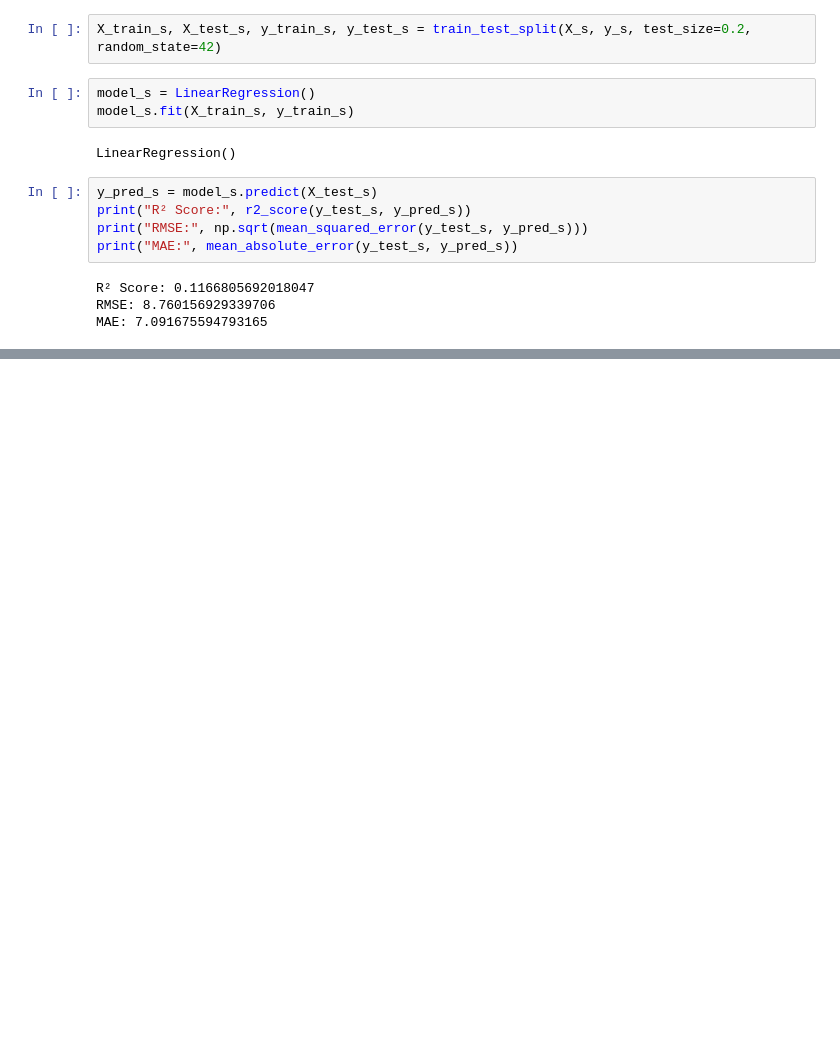
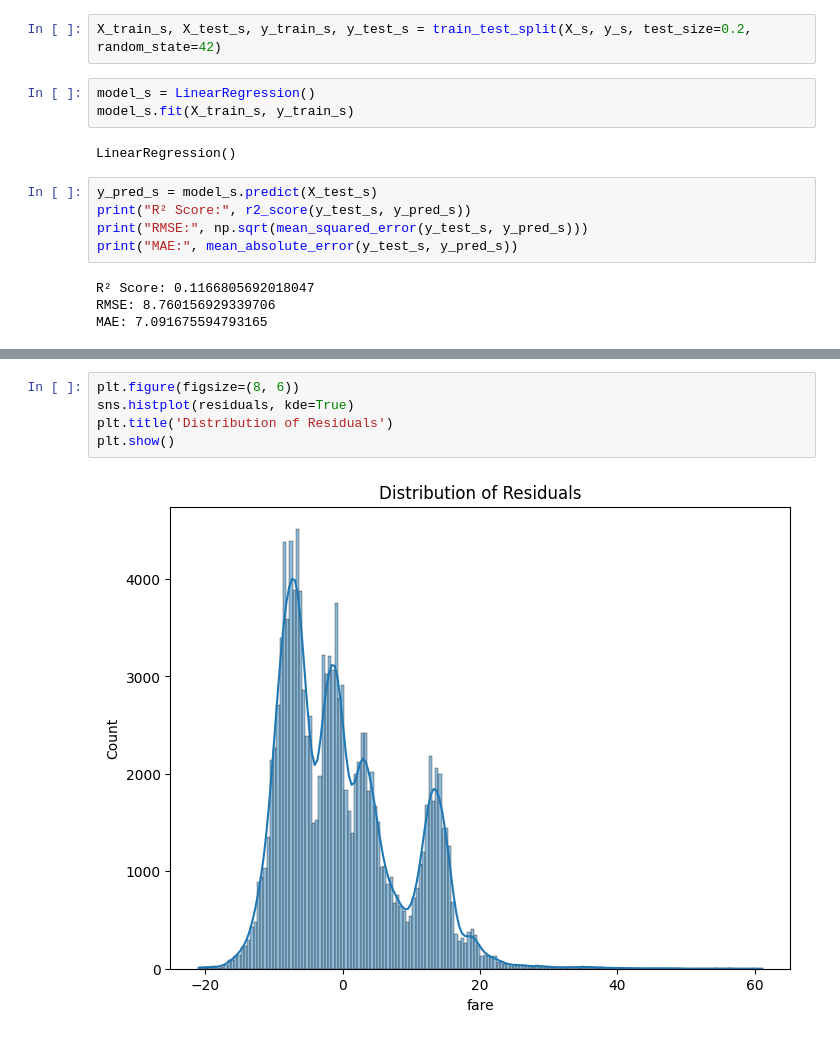
Before and after one commit to Mahir-Uddin0/Uber-Fare-Prediction, a Jupyter notebook: Notebooks/Fare prediction.ipynb, the cells around one changed output, grey strips where cells are left out. Cells and saved outputs as stored; diff of their text form; blank space fills up the shorter version.

```diff
--- a/Notebooks/Fare prediction.ipynb
+++ b/Notebooks/Fare prediction.ipynb
@@ -50,0 +73,7 @@ MAE: 7.091675594793165
+# %%
+plt.figure(figsize=(8, 6))
+sns.histplot(residuals, kde=True)
+plt.title('Distribution of Residuals')
+plt.show()
+# %% [output]
+[figure, added]
```
Also changed, not shown: parts of 3 cells of this notebook.
